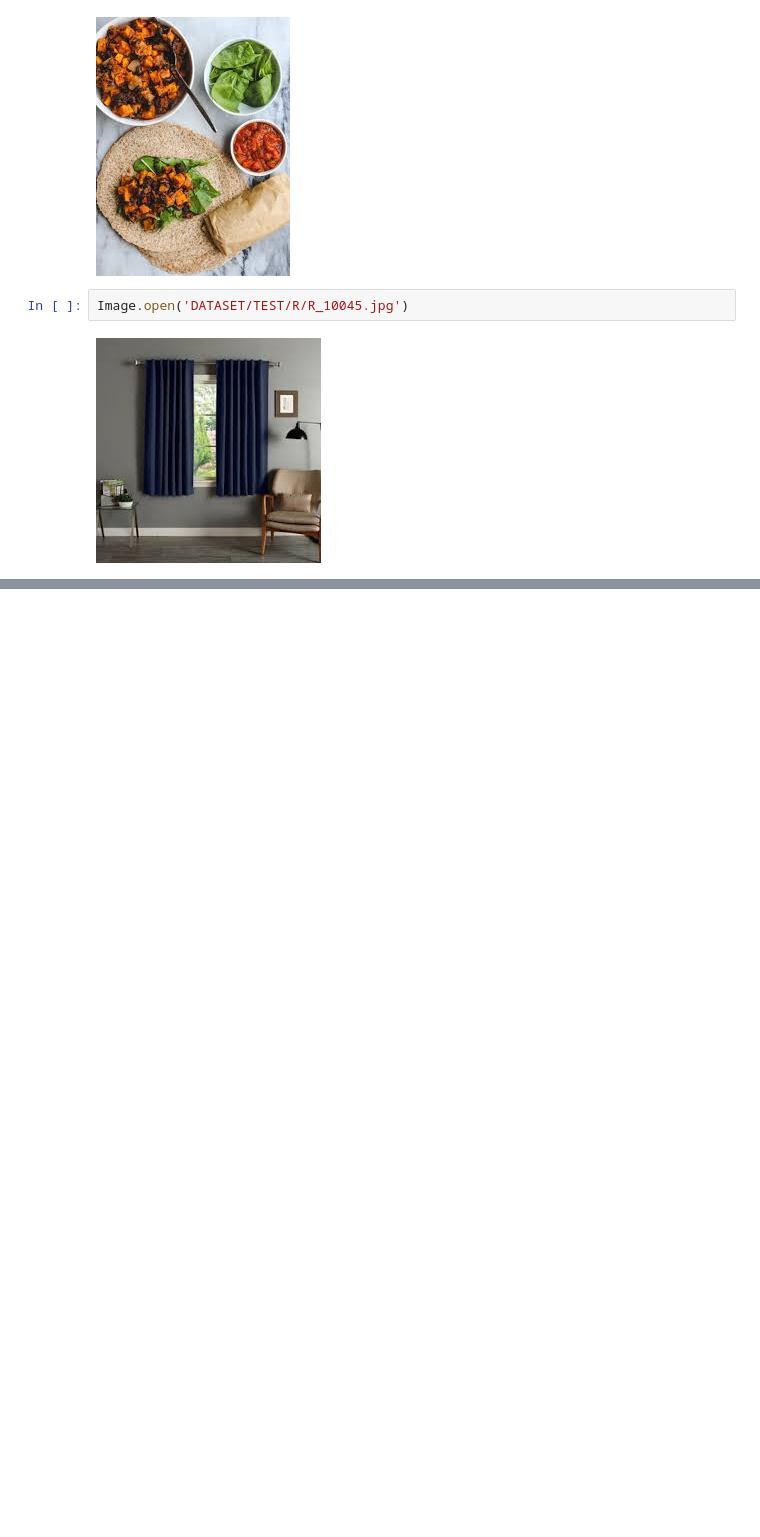
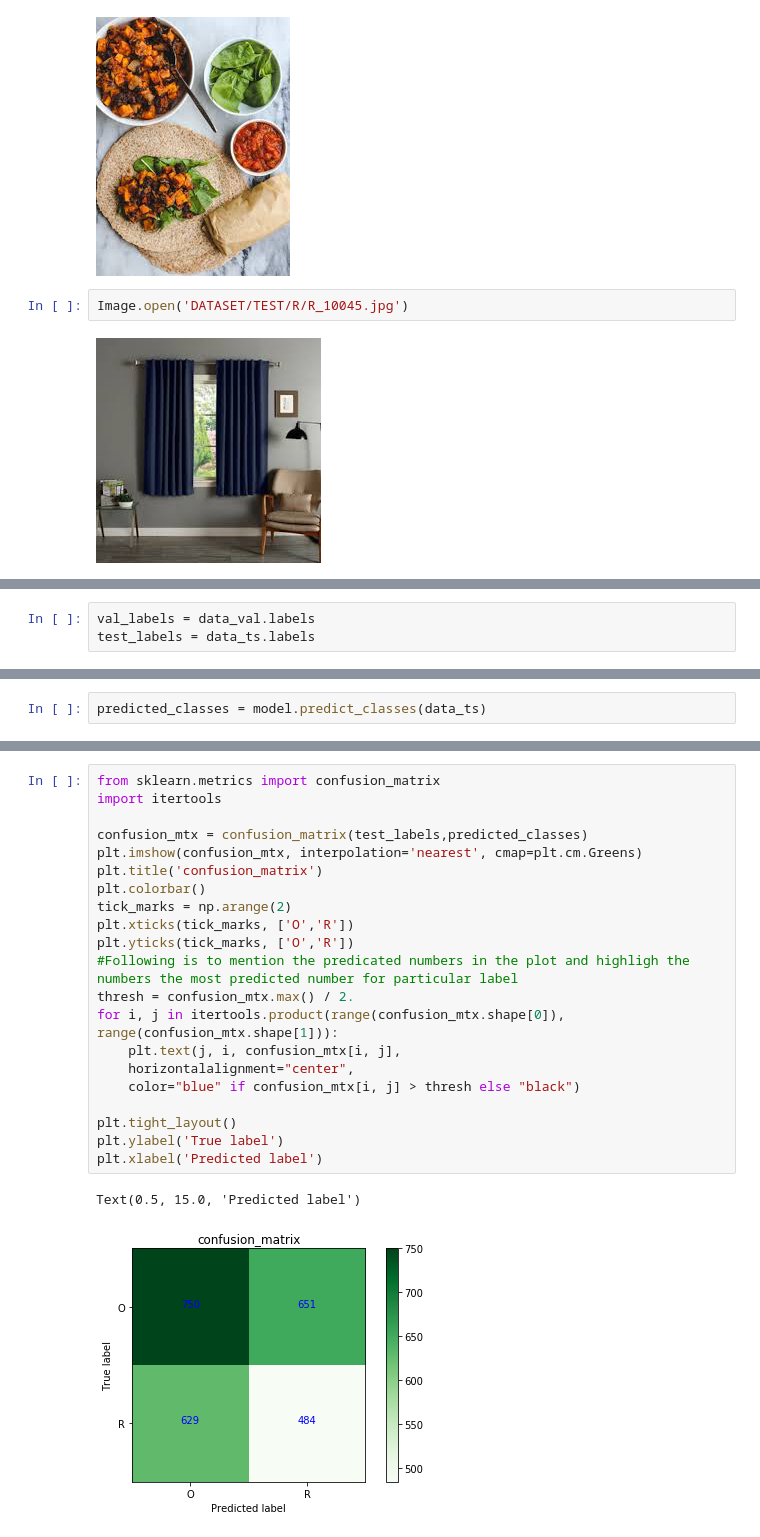
Before and after one commit to samuelmarinn/CNN-Garbage-Classifier, a Jupyter notebook: Ver0.ipynb, the cells around one changed output, grey strips where cells are left out. Saved outputs shown, nothing was run; the diff lists cells and outputs as text; blank space fills up the shorter version.

```diff
--- a/Ver0.ipynb
+++ b/Ver0.ipynb
@@ -42,2 +41,5 @@ print(data_tr)
+# %%
+val_labels = data_val.labels
+test_labels = data_ts.labels
 # %%
 #modelo 1: sacado del desafío de keras
@@ -114,0 +126,2 @@ Text(0.5, 1.0, 'Accuracy Curves')
+# %%
+predicted_classes = model.predict_classes(data_ts)
@@ -114,0 +132,24 @@ Text(0.5, 1.0, 'Accuracy Curves')
+# %%
+from sklearn.metrics import confusion_matrix
+import itertools
+
+confusion_mtx = confusion_matrix(test_labels,predicted_classes)
+plt.imshow(confusion_mtx, interpolation='nearest', cmap=plt.cm.Greens)
+plt.title('confusion_matrix')
+plt.colorbar()
+tick_marks = np.arange(2)
+plt.xticks(tick_marks, ['O','R'])
+plt.yticks(tick_marks, ['O','R'])
+#Following is to mention the predicated numbers in the plot and highligh the numbers the most predicted number for particular label
+thresh = confusion_mtx.max() / 2.
+for i, j in itertools.product(range(confusion_mtx.shape[0]), range(confusion_mtx.shape[1])):
+    plt.text(j, i, confusion_mtx[i, j],
+    horizontalalignment="center",
+    color="blue" if confusion_mtx[i, j] > thresh else "black")
+
+plt.tight_layout()
+plt.ylabel('True label')
+plt.xlabel('Predicted label')
+# %% [output]
+Text(0.5, 15.0, 'Predicted label')
+[figure, added]
```
Also changed, not shown: parts of 25 cells of this notebook.
